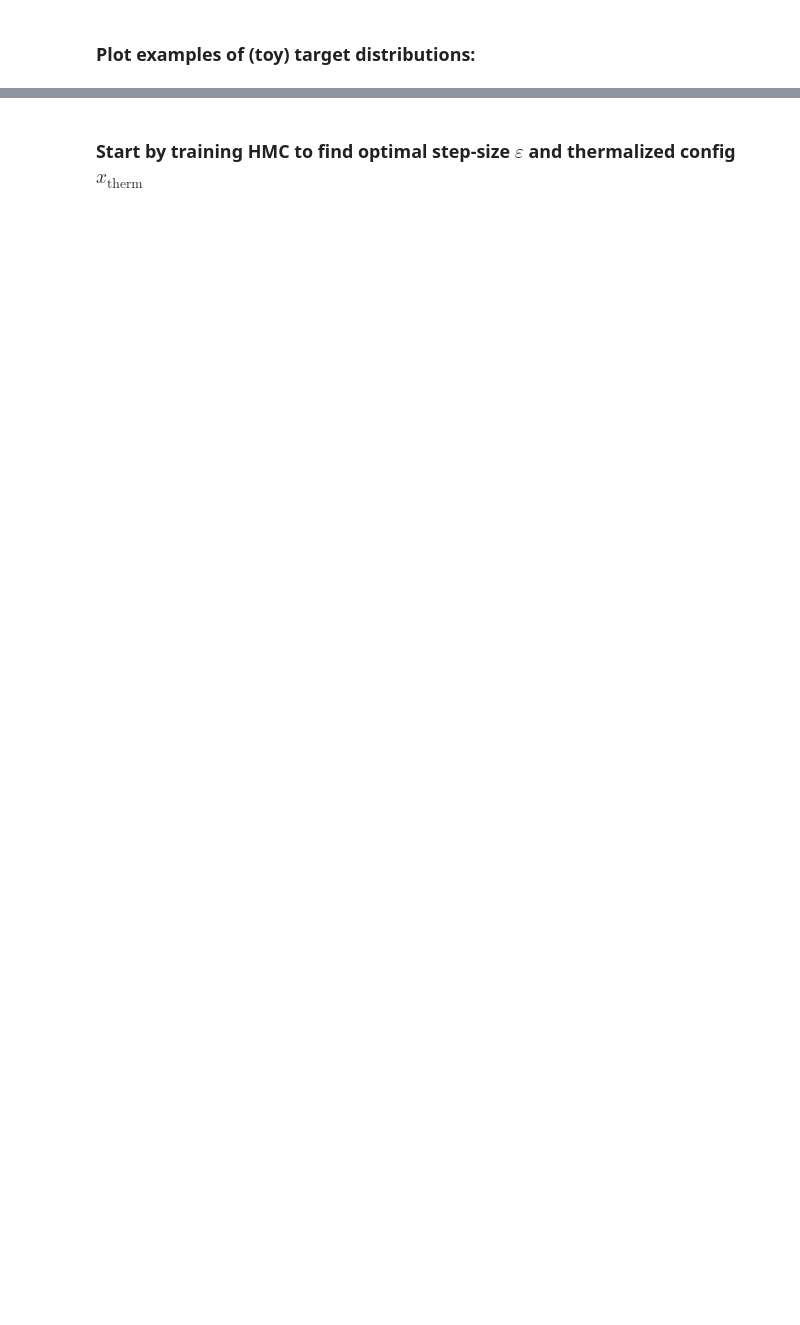
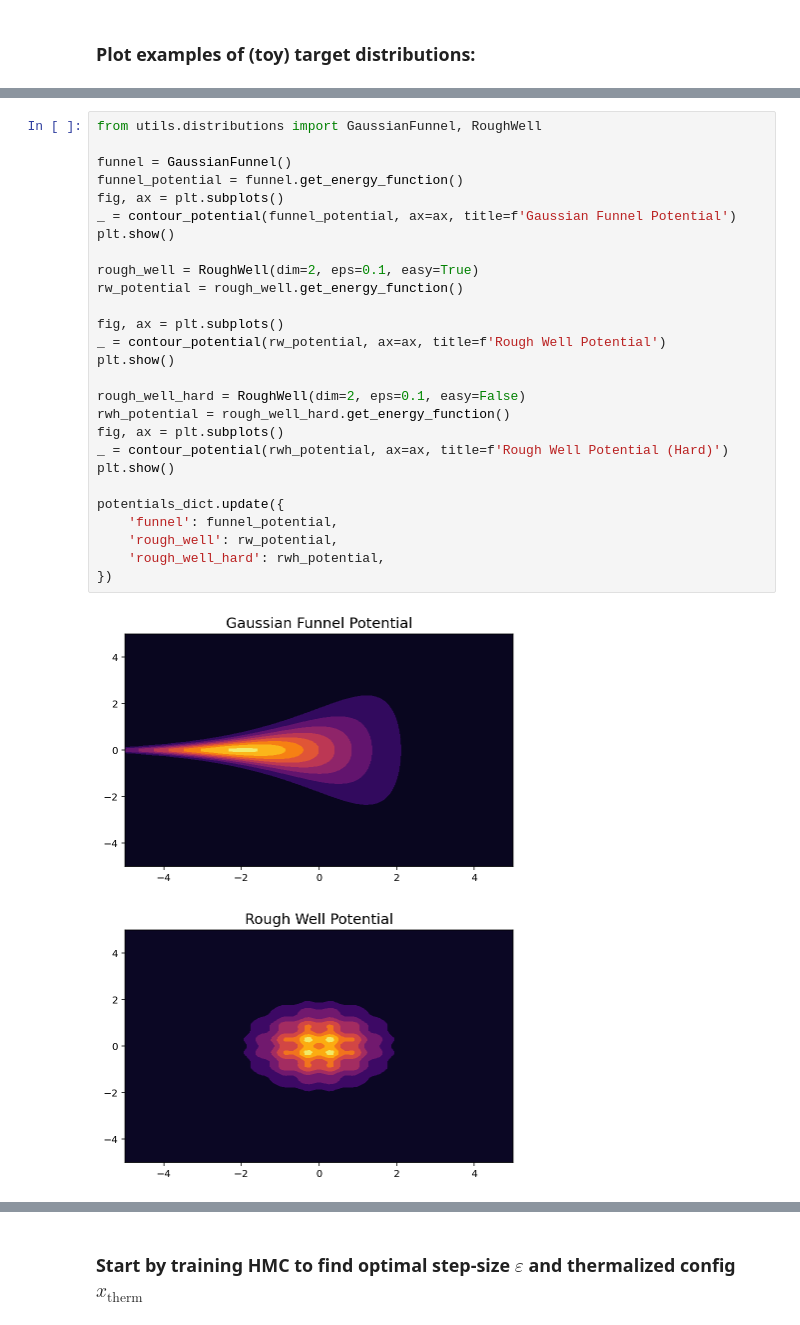
Before and after one commit to saforem2/l2hmc-qcd, a Jupyter notebook: l2hmc-qcd/notebooks/toy_distributions.ipynb, the cells around one changed output, grey strips where cells are left out. Saved outputs shown, nothing was run; the diff lists cells and outputs as text; blank space fills up the shorter version.

```diff
--- a/l2hmc-qcd/notebooks/toy_distributions.ipynb
+++ b/l2hmc-qcd/notebooks/toy_distributions.ipynb
@@ -62,0 +158,30 @@ plt.show()
+# %%
+from utils.distributions import GaussianFunnel, RoughWell
+
+funnel = GaussianFunnel()
+funnel_potential = funnel.get_energy_function()
+fig, ax = plt.subplots()
+_ = contour_potential(funnel_potential, ax=ax, title=f'Gaussian Funnel Potential')
+plt.show()
+
+rough_well = RoughWell(dim=2, eps=0.1, easy=True)
+rw_potential = rough_well.get_energy_function()
+
+fig, ax = plt.subplots()
+_ = contour_potential(rw_potential, ax=ax, title=f'Rough Well Potential')
+plt.show()
+
+rough_well_hard = RoughWell(dim=2, eps=0.1, easy=False)
+rwh_potential = rough_well_hard.get_energy_function()
+fig, ax = plt.subplots()
+_ = contour_potential(rwh_potential, ax=ax, title=f'Rough Well Potential (Hard)')
+plt.show()
+
+potentials_dict.update({
+    'funnel': funnel_potential,
+    'rough_well': rw_potential,
+    'rough_well_hard': rwh_potential,
+})
+# %% [output]
+[figure, added]
+[figure, added]
```
Also changed, not shown: parts of 28 cells of this notebook, 7 other files.
